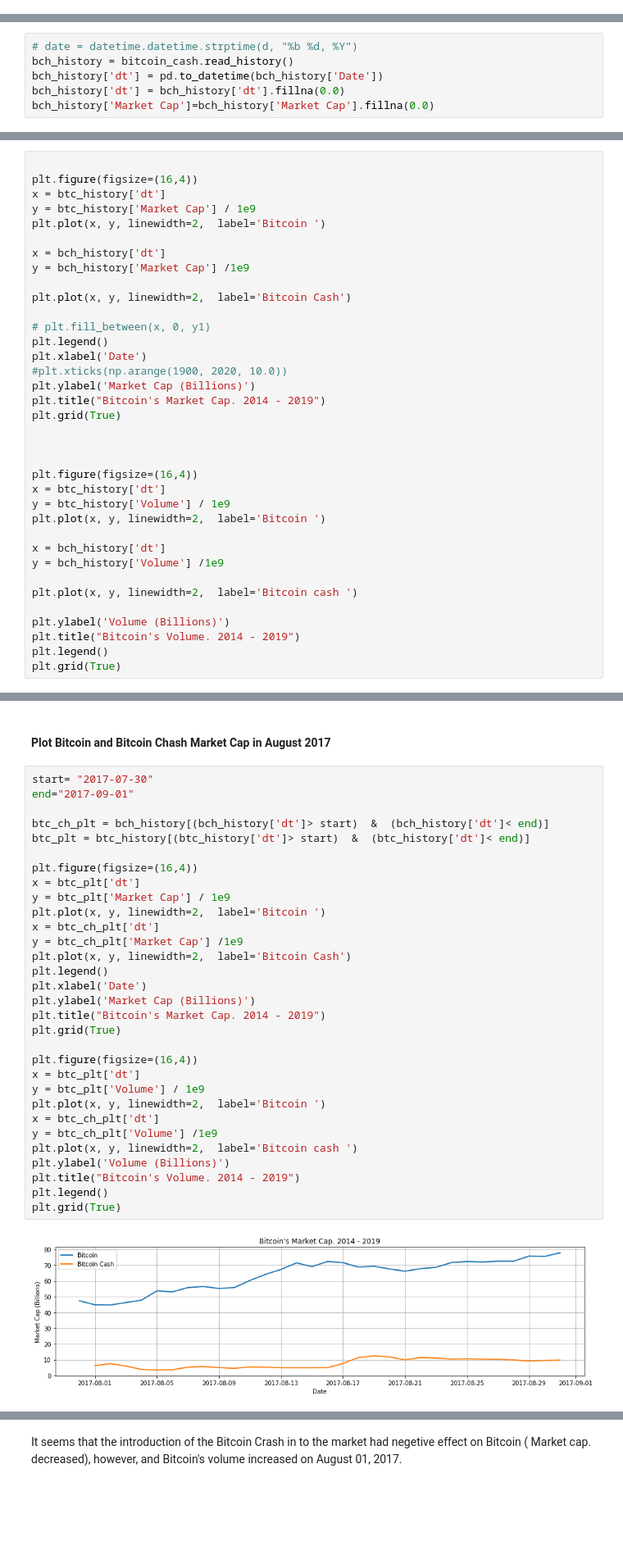
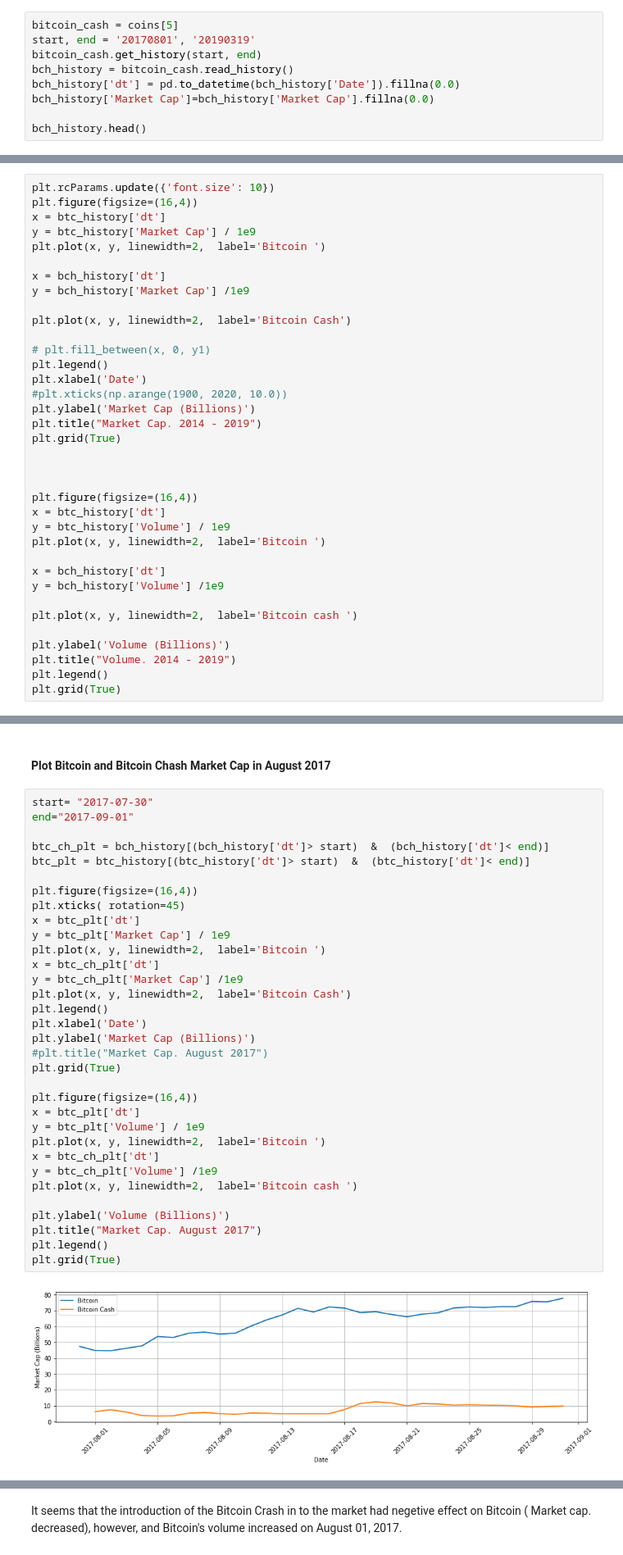
Before and after one commit to MohMaz/realtime-crypto-analysis, a Jupyter notebook: Bitcoin bitcoin cash EDA.ipynb, the cells around one changed output, grey strips where cells are left out. Shown at 82% size. Saved outputs shown, nothing was run; the diff lists cells and outputs as text; blank space fills up the shorter version.

```diff
--- a/Bitcoin bitcoin cash EDA.ipynb
+++ b/Bitcoin bitcoin cash EDA.ipynb
@@ -90,0 +71,9 @@ btc_history['dt'] = pd.to_datetime(btc_history['Date'])
+# %%
+bitcoin_cash = coins[5]
+start, end = '20170801', '20190319'
+bitcoin_cash.get_history(start, end)
+bch_history = bitcoin_cash.read_history()
+bch_history['dt'] = pd.to_datetime(bch_history['Date']).fillna(0.0)
+bch_history['Market Cap']=bch_history['Market Cap'].fillna(0.0)
+
+bch_history.head()
@@ -91,11 +88,5 @@ btc_history['dt'] = pd.to_datetime(btc_history['Date'])
 # %% [markdown]
 ### Plot Bitcoin Cash Market Cap
-# %%
-# date = datetime.datetime.strptime(d, "%b %d, %Y")
-bch_history = bitcoin_cash.read_history()
-bch_history['dt'] = pd.to_datetime(bch_history['Date'])
-bch_history['dt'] = bch_history['dt'].fillna(0.0)
-bch_history['Market Cap']=bch_history['Market Cap'].fillna(0.0)
 # %%
 x = bch_history['dt']
 y = bch_history['Market Cap'] /1e9
@@ -148,7 +139,7 @@ print(df_help[[ 'Date', 'High']])
 # %% [markdown]
 ### Plot Bitcoin and Bitcoin Chash Market Cap
 # %%
-
+plt.rcParams.update({'font.size': 10})
 plt.figure(figsize=(16,4))
 x = btc_history['dt']
 y = btc_history['Market Cap'] / 1e9
@@ -164,7 +155,7 @@ plt.legend()
 plt.xlabel('Date')
 #plt.xticks(np.arange(1900, 2020, 10.0))
 plt.ylabel('Market Cap (Billions)')
-plt.title("Bitcoin's Market Cap. 2014 - 2019")
+plt.title("Market Cap. 2014 - 2019")
 plt.grid(True)
 
 
@@ -180,7 +171,7 @@ y = bch_history['Volume'] /1e9
 plt.plot(x, y, linewidth=2,  label='Bitcoin cash ')
 
 plt.ylabel('Volume (Billions)')
-plt.title("Bitcoin's Volume. 2014 - 2019")
+plt.title("Volume. 2014 - 2019")
 plt.legend()
 plt.grid(True)
 # %% [output]
@@ -193,33 +184,35 @@ plt.grid(True)
 # %%
 start= "2017-07-30"
 end="2017-09-01"
 
 btc_ch_plt = bch_history[(bch_history['dt']> start)  &  (bch_history['dt']< end)]
 btc_plt = btc_history[(btc_history['dt']> start)  &  (btc_history['dt']< end)]
 
 plt.figure(figsize=(16,4))
+plt.xticks( rotation=45)
 x = btc_plt['dt']
 y = btc_plt['Market Cap'] / 1e9
 plt.plot(x, y, linewidth=2,  label='Bitcoin ')
 x = btc_ch_plt['dt']
 y = btc_ch_plt['Market Cap'] /1e9
 plt.plot(x, y, linewidth=2,  label='Bitcoin Cash')
 plt.legend()
 plt.xlabel('Date')
 plt.ylabel('Market Cap (Billions)')
-plt.title("Bitcoin's Market Cap. 2014 - 2019")
+#plt.title("Market Cap. August 2017")
 plt.grid(True)
 
 plt.figure(figsize=(16,4))
 x = btc_plt['dt']
 y = btc_plt['Volume'] / 1e9
 plt.plot(x, y, linewidth=2,  label='Bitcoin ')
 x = btc_ch_plt['dt']
 y = btc_ch_plt['Volume'] /1e9
 plt.plot(x, y, linewidth=2,  label='Bitcoin cash ')
+
 plt.ylabel('Volume (Billions)')
-plt.title("Bitcoin's Volume. 2014 - 2019")
+plt.title("Market Cap. August 2017")
 plt.legend()
 plt.grid(True)
 # %% [output]
-[figure, old version]
+[figure, new version]
```
Also changed, not shown: parts of 16 cells of this notebook, 1 other file.
